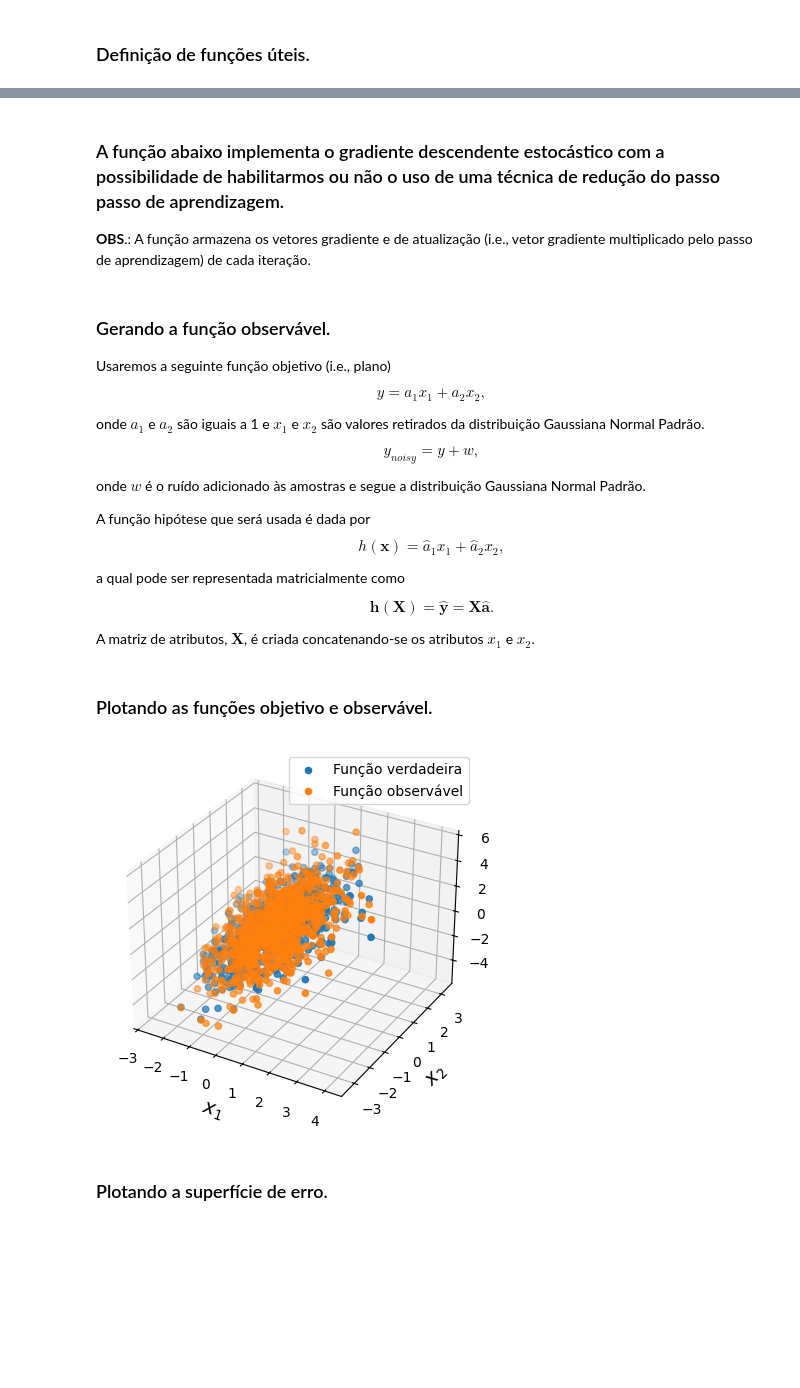
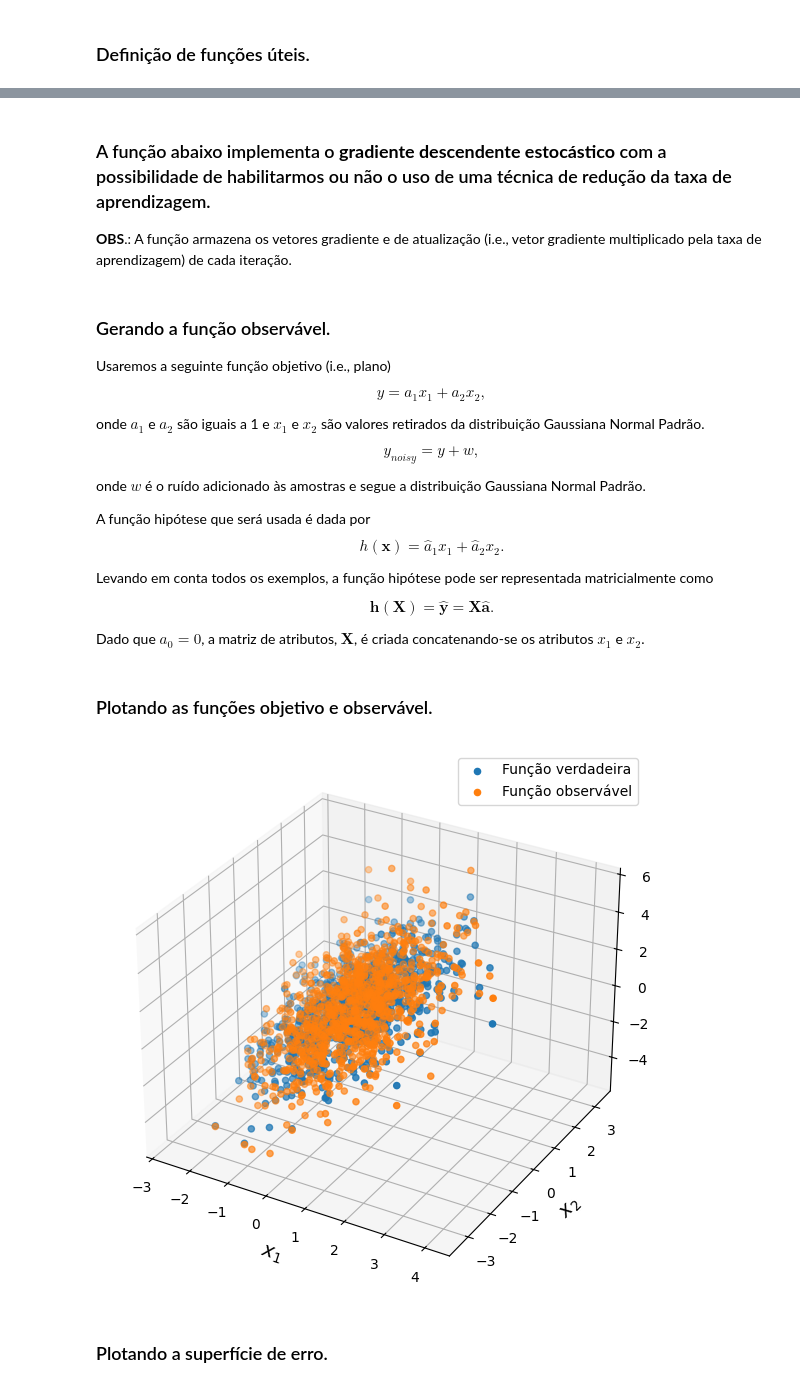
Before and after one commit to zz4fap/t319_aprendizado_de_maquina, a Jupyter notebook: notebooks/regression/gde_com_redução_gradual.ipynb, the cells around one changed output, grey strips where cells are left out. Drawn from its saved outputs; the diff is of its cells as text; code cells hidden in the pictures; blank space fills up the shorter version.

```diff
--- a/notebooks/regression/gde_com_redução_gradual.ipynb
+++ b/notebooks/regression/gde_com_redução_gradual.ipynb
@@ -86,9 +86,9 @@ def learningDecay(typels, alpha_init, t):
         alpha = alpha_init
     return alpha
 # %% [markdown]
-### A função abaixo implementa o gradiente descendente estocástico com a possibilidade de habilitarmos ou não o uso de uma técnica de redução do passo passo de aprendizagem.
+### A função abaixo implementa o **gradiente descendente estocástico** com a possibilidade de habilitarmos ou não o uso de uma técnica de redução da taxa de aprendizagem.
 
-**OBS**.: A função armazena os vetores gradiente e de atualização (i.e., vetor gradiente multiplicado pelo passo de aprendizagem) de cada iteração.
+**OBS**.: A função armazena os vetores gradiente e de atualização (i.e., vetor gradiente multiplicado pela taxa de aprendizagem) de cada iteração.
 # %%
 # Gradiente descendente estocástico.
 def gradientDescent(X, y, n_epochs, alpha_init, lrdecay='None', seed=42):
@@ -172,13 +172,13 @@ $$y_{noisy} = y + w,$$
 onde $w$ é o ruído adicionado às amostras e segue a distribuição Gaussiana Normal Padrão.
 
 A função hipótese que será usada é dada por
-$$h(\textbf{x}) = \hat{a}_1 x_1 + \hat{a}_2 x_2,$$
+$$h(\textbf{x}) = \hat{a}_1 x_1 + \hat{a}_2 x_2.$$
 
-a qual pode ser representada matricialmente como
+Levando em conta todos os exemplos, a função hipótese pode ser representada matricialmente como
 
 $$\textbf{h}(\textbf{X}) = \hat{\textbf{y}} = \textbf{X}\hat{\textbf{a}}.$$
 
-A matriz de atributos, $\textbf{X}$, é criada concatenando-se os atributos $x_1$ e $x_2$.
+Dado que $a_0 =0$, a matriz de atributos, $\textbf{X}$, é criada concatenando-se os atributos $x_1$ e $x_2$.
 # %%
 # Define the number of examples.
 N = 1000
@@ -202,19 +202,19 @@ X = np.c_[x1, x2]
 ### Plotando as funções objetivo e observável.
 # %%
 # Plot observable function.
-fig = plt.figure()
+fig = plt.figure(figsize=(7,7))
 plt.subplot(projection='3d')
 ax = fig.gca()
 
-ax.scatter(x1,x2,y, label='Função verdadeira')
-ax.scatter(x1,x2,y_noisy, label='Função observável')
+ax.scatter(x1, x2, y, label='Função verdadeira')
+ax.scatter(x1, x2, y_noisy, label='Função observável')
 ax.set_xlabel('$x_1$', fontsize=14)
 ax.set_ylabel('$x_2$', fontsize=14)
 ax.set_zlabel('$y$', fontsize=14)
 plt.legend()
 plt.show()
 # %% [output]
-[figure, old version]
+[figure, new version]
 # %% [markdown]
 ### Plotando a superfície de erro.
 # %%
```
Also changed, not shown: parts of 12 cells of this notebook, 2 other files.
